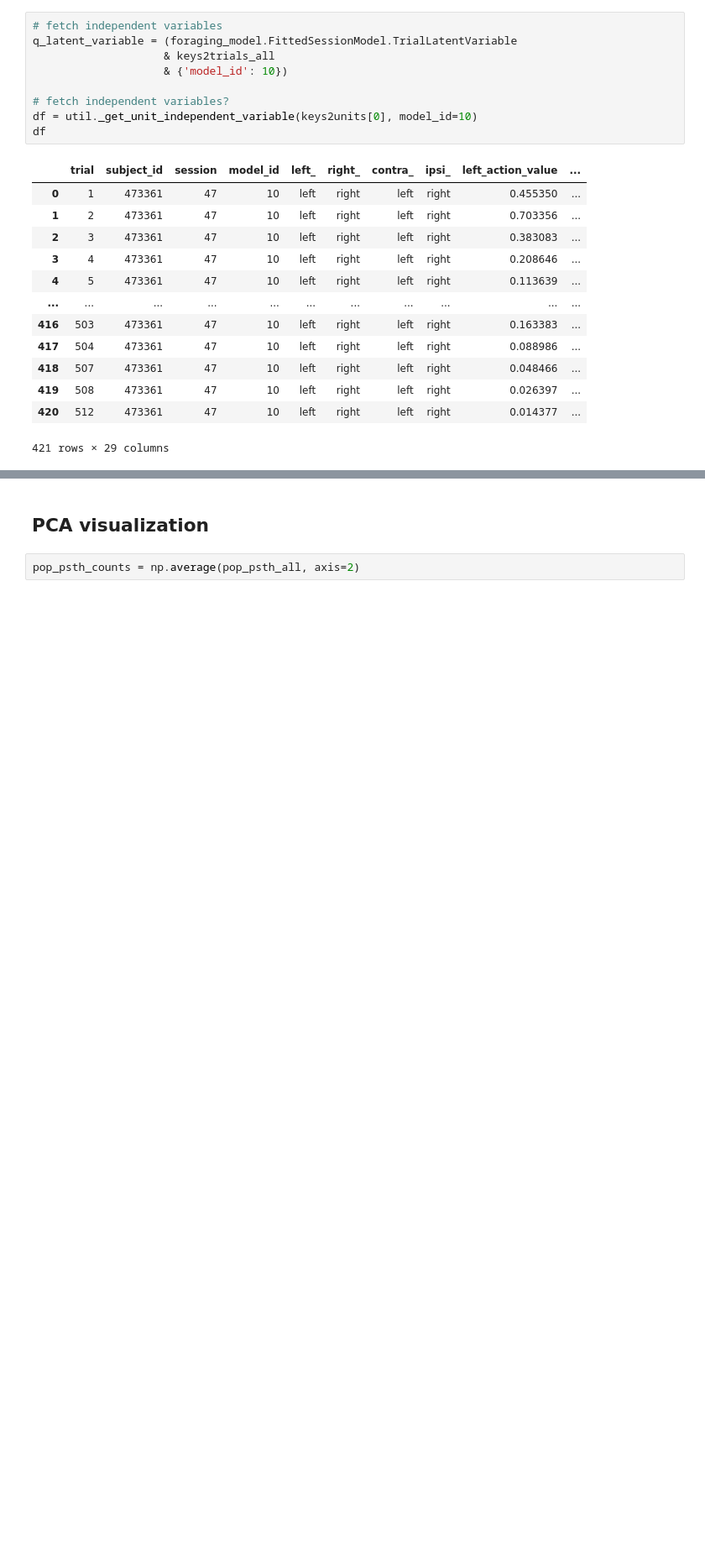
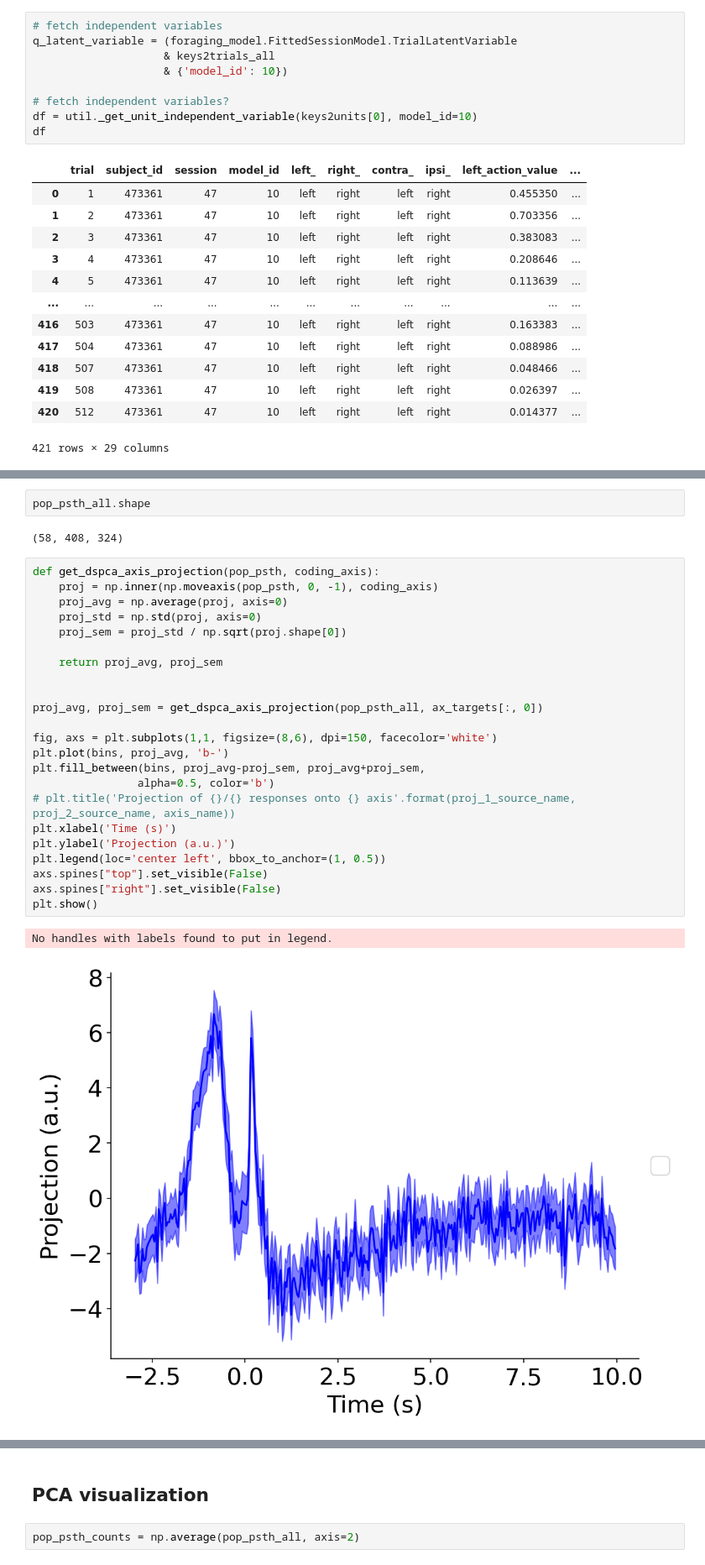
Before and after one commit to pckuo/map-ephys, a Jupyter notebook: notebook/pckuo/population.ipynb, the cells around one changed output, grey strips where cells are left out. Shown at 84% size. Saved outputs shown, nothing was run; the diff lists cells and outputs as text; blank space fills up the shorter version.

```diff
--- a/notebook/pckuo/population.ipynb
+++ b/notebook/pckuo/population.ipynb
@@ -374,0 +401,30 @@ print(choice_Q.shape)
+# %%
+pop_psth_all.shape
+# %% [output]
+(58, 408, 324)
+# %%
+def get_dspca_axis_projection(pop_psth, coding_axis):
+    proj = np.inner(np.moveaxis(pop_psth, 0, -1), coding_axis)
+    proj_avg = np.average(proj, axis=0)
+    proj_std = np.std(proj, axis=0)
+    proj_sem = proj_std / np.sqrt(proj.shape[0])
+
+    return proj_avg, proj_sem
+
+
+proj_avg, proj_sem = get_dspca_axis_projection(pop_psth_all, ax_targets[:, 0])
+
+fig, axs = plt.subplots(1,1, figsize=(8,6), dpi=150, facecolor='white')
+plt.plot(bins, proj_avg, 'b-')
+plt.fill_between(bins, proj_avg-proj_sem, proj_avg+proj_sem,
+                alpha=0.5, color='b')
+# plt.title('Projection of {}/{} responses onto {} axis'.format(proj_1_source_name, proj_2_source_name, axis_name))
+plt.xlabel('Time (s)')
+plt.ylabel('Projection (a.u.)')
+plt.legend(loc='center left', bbox_to_anchor=(1, 0.5))
+axs.spines["top"].set_visible(False)
+axs.spines["right"].set_visible(False)
+plt.show()
+# %% [output]
+No handles with labels found to put in legend.
+[figure, added]
```
Also changed, not shown: parts of 15 cells of this notebook, 1 other file.
